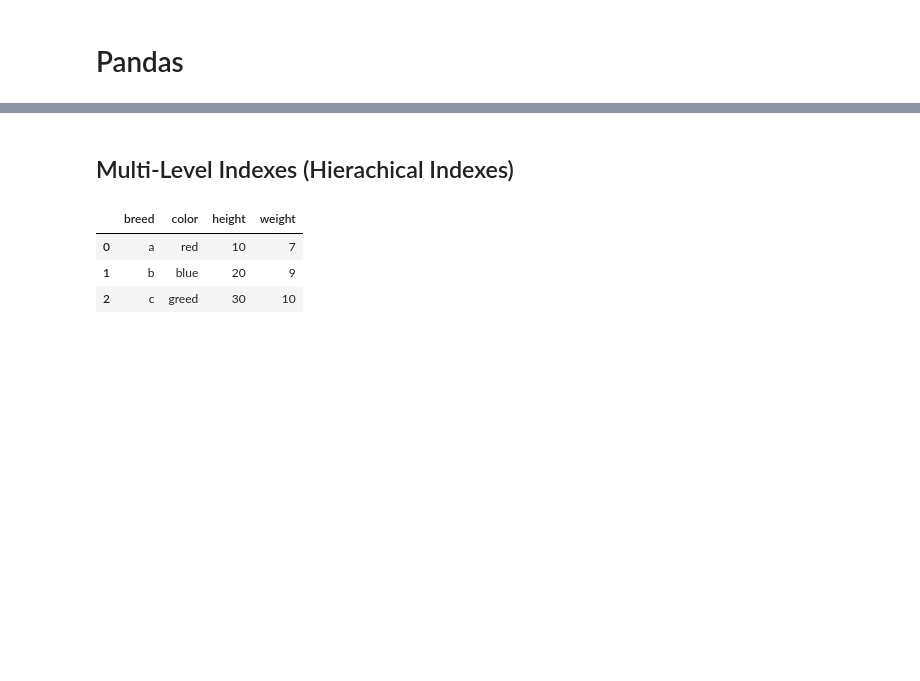
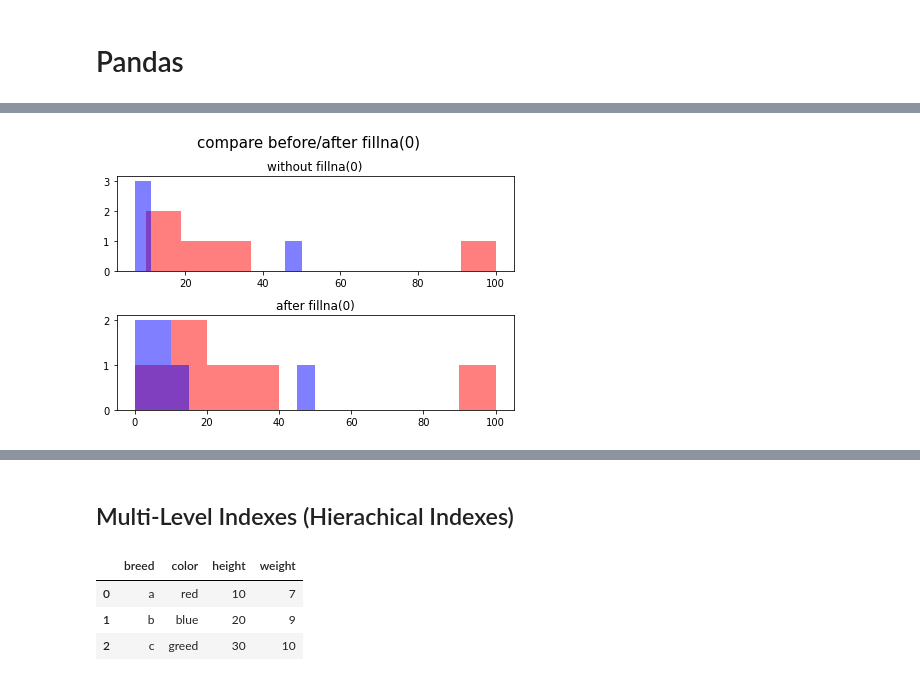
Before and after one commit to gabrielwithappy/python_study, a Jupyter notebook: Python_Basic.ipynb, the cells around one changed output, grey strips where cells are left out. Saved outputs shown, nothing was run; the diff lists cells and outputs as text; code cells hidden in the pictures; blank space fills up the shorter version.

Commit message:
statistic difference before/after fillna(0)

```diff
--- a/Python_Basic.ipynb
+++ b/Python_Basic.ipynb
@@ -4,0 +7,7 @@
+# %%
+# Not a Number (NaN)
+import pandas as pd
+import numpy as np
+import matplotlib.pyplot as plt
+df = pd.DataFrame({'date': ['2011-01-01', '2011-01-01', '2011-03-01','2011-03-01', '2022-04-01','2022-04-01'], 'color': ['red','blue','red','blue','green','blue'], 'height':[10,20,30,10,100,np.NaN], 'weight':[np.NaN,7,9,10,np.NaN,50]})
+df
@@ -4,0 +55,36 @@
+# %%
+#######################
+# Filling Values
+#######################
+import matplotlib.pyplot as plt
+import pandas as pd
+
+#######################
+# With NaN Data
+#######################
+df_missing_cols = df[['height', 'weight']]
+
+#######################
+# With NaN Data
+#######################
+df_fillna_zero = df[['height', 'weight']].fillna(0)
+
+
+# fig = plt.figure(figsize = (12,5))
+fig, ax = plt.subplots(2,1)
+
+# fig.add_subplot(0,0)
+ax[0].hist(df_missing_cols['height'], color='r', alpha=0.5)
+ax[0].hist(df_missing_cols['weight'], color='b', alpha=0.5)
+ax[0].set_title("without fillna(0)")
+
+ax[1].hist(df_fillna_zero['height'], color='r', alpha=0.5)
+ax[1].hist(df_fillna_zero['weight'], color='b', alpha=0.5)
+ax[1].set_title("after fillna(0)")
+
+fig.suptitle("compare before/after fillna(0)", y= 1.05, fontsize = 15 )
+fig.tight_layout()
+
+plt.show()
+# %% [output]
+[figure, added]
```
Also changed, not shown: parts of 6 cells of this notebook.
